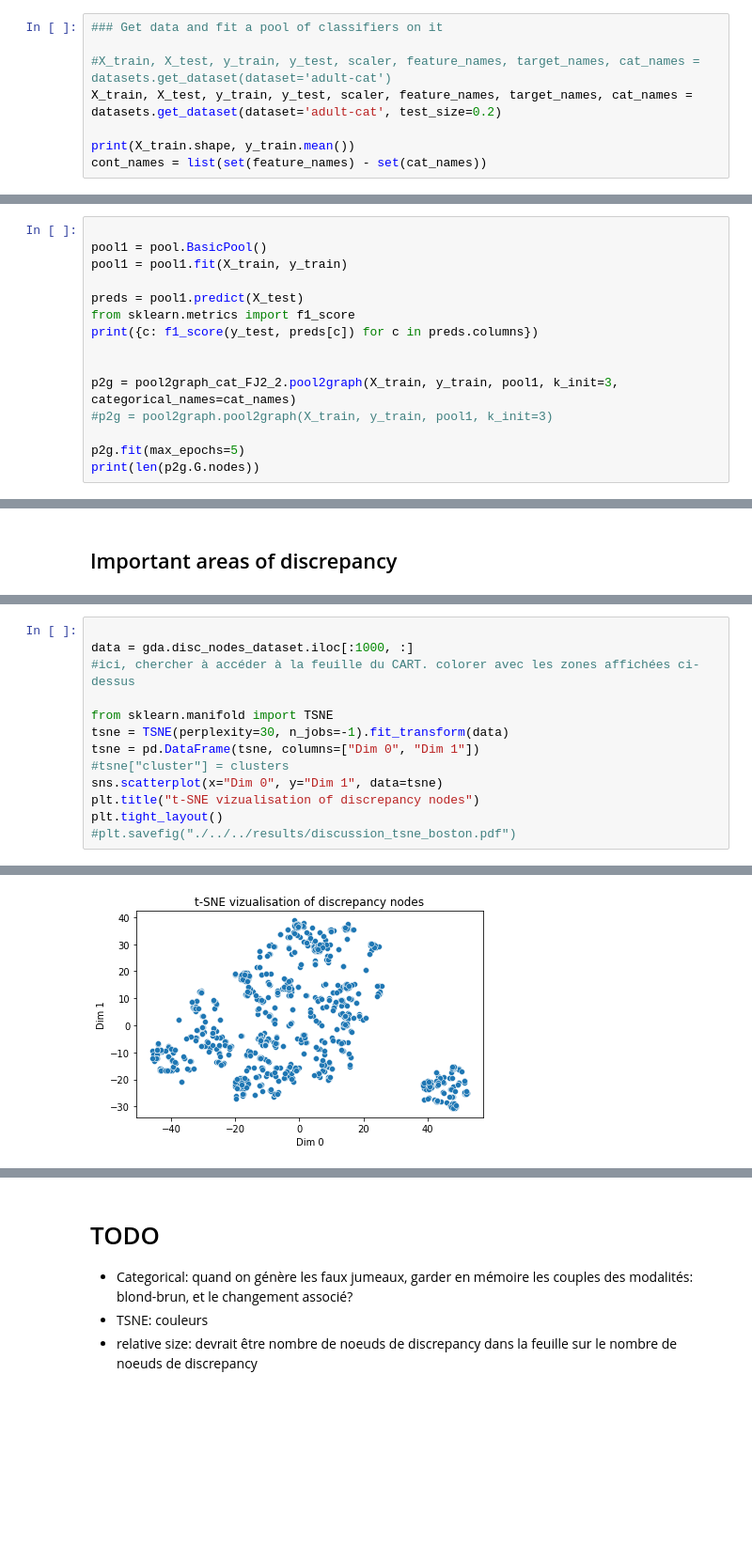
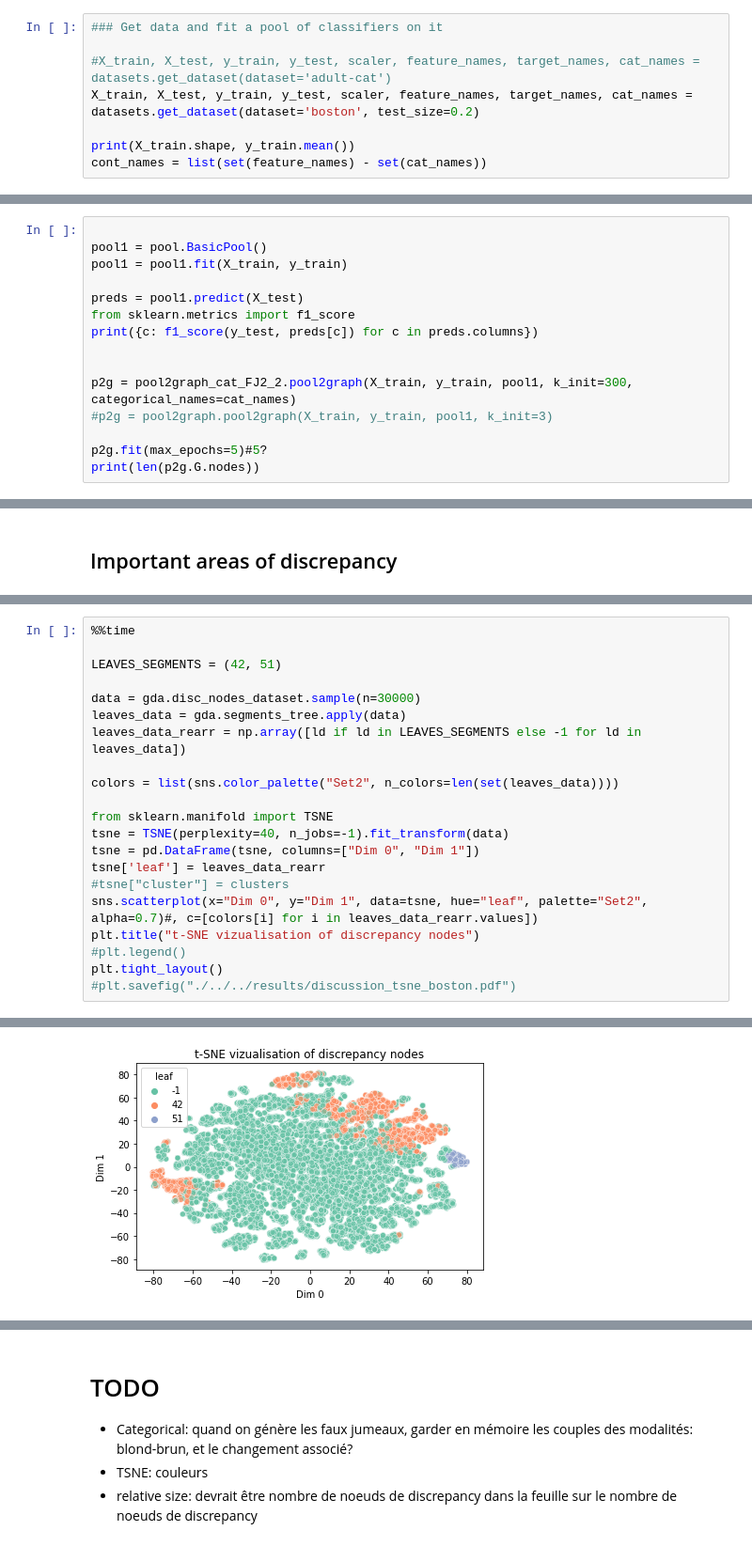
Before and after one commit to axa-rev-research/discrepancies-in-machine-learning, a Jupyter notebook: notebooks/Usecase-FAcct.ipynb, the cells around one changed output, grey strips where cells are left out. Shown at 94% size. Saved outputs shown, nothing was run; the diff lists cells and outputs as text; blank space fills up the shorter version.

```diff
--- a/notebooks/Usecase-FAcct.ipynb
+++ b/notebooks/Usecase-FAcct.ipynb
@@ -16,7 +16,7 @@ import matplotlib.pyplot as plt
 ### Get data and fit a pool of classifiers on it
 
 #X_train, X_test, y_train, y_test, scaler, feature_names, target_names, cat_names = datasets.get_dataset(dataset='adult-cat')
-X_train, X_test, y_train, y_test, scaler, feature_names, target_names, cat_names = datasets.get_dataset(dataset='adult-cat', test_size=0.2)
+X_train, X_test, y_train, y_test, scaler, feature_names, target_names, cat_names = datasets.get_dataset(dataset='boston', test_size=0.2)
 
 print(X_train.shape, y_train.mean())
 cont_names = list(set(feature_names) - set(cat_names))
@@ -33,9 +32,9 @@ from sklearn.metrics import f1_score
 print({c: f1_score(y_test, preds[c]) for c in preds.columns})
 
 
-p2g = pool2graph_cat_FJ2_2.pool2graph(X_train, y_train, pool1, k_init=3, categorical_names=cat_names)
+p2g = pool2graph_cat_FJ2_2.pool2graph(X_train, y_train, pool1, k_init=300, categorical_names=cat_names)
 #p2g = pool2graph.pool2graph(X_train, y_train, pool1, k_init=3)
 
-p2g.fit(max_epochs=5)
+p2g.fit(max_epochs=5)#5?
 print(len(p2g.G.nodes))
 # %% [output]
@@ -122,14 +118,22 @@ pool1.predict_discrepancies(X_train).mean()
 # %%
+%%time
 
-data = gda.disc_nodes_dataset.iloc[:1000, :]
-#ici, chercher à accéder à la feuille du CART. colorer avec les zones affichées ci-dessus
+LEAVES_SEGMENTS = (42, 51)
+
+data = gda.disc_nodes_dataset.sample(n=30000)
+leaves_data = gda.segments_tree.apply(data)
+leaves_data_rearr = np.array([ld if ld in LEAVES_SEGMENTS else -1 for ld in leaves_data])
+
+colors = list(sns.color_palette("Set2", n_colors=len(set(leaves_data))))
 
 from sklearn.manifold import TSNE
-tsne = TSNE(perplexity=30, n_jobs=-1).fit_transform(data)
+tsne = TSNE(perplexity=40, n_jobs=-1).fit_transform(data)
 tsne = pd.DataFrame(tsne, columns=["Dim 0", "Dim 1"])
+tsne['leaf'] = leaves_data_rearr
 #tsne["cluster"] = clusters
-sns.scatterplot(x="Dim 0", y="Dim 1", data=tsne)
+sns.scatterplot(x="Dim 0", y="Dim 1", data=tsne, hue="leaf", palette="Set2", alpha=0.7)#, c=[colors[i] for i in leaves_data_rearr.values])
 plt.title("t-SNE vizualisation of discrepancy nodes")
+#plt.legend()
 plt.tight_layout()
 #plt.savefig("./../../results/discussion_tsne_boston.pdf")
 # %% [output]
@@ -136 +142 @@ plt.tight_layout()
-[figure, old version]
+[figure, new version]
```
Also changed, not shown: parts of 12 cells of this notebook, 13 other files.
